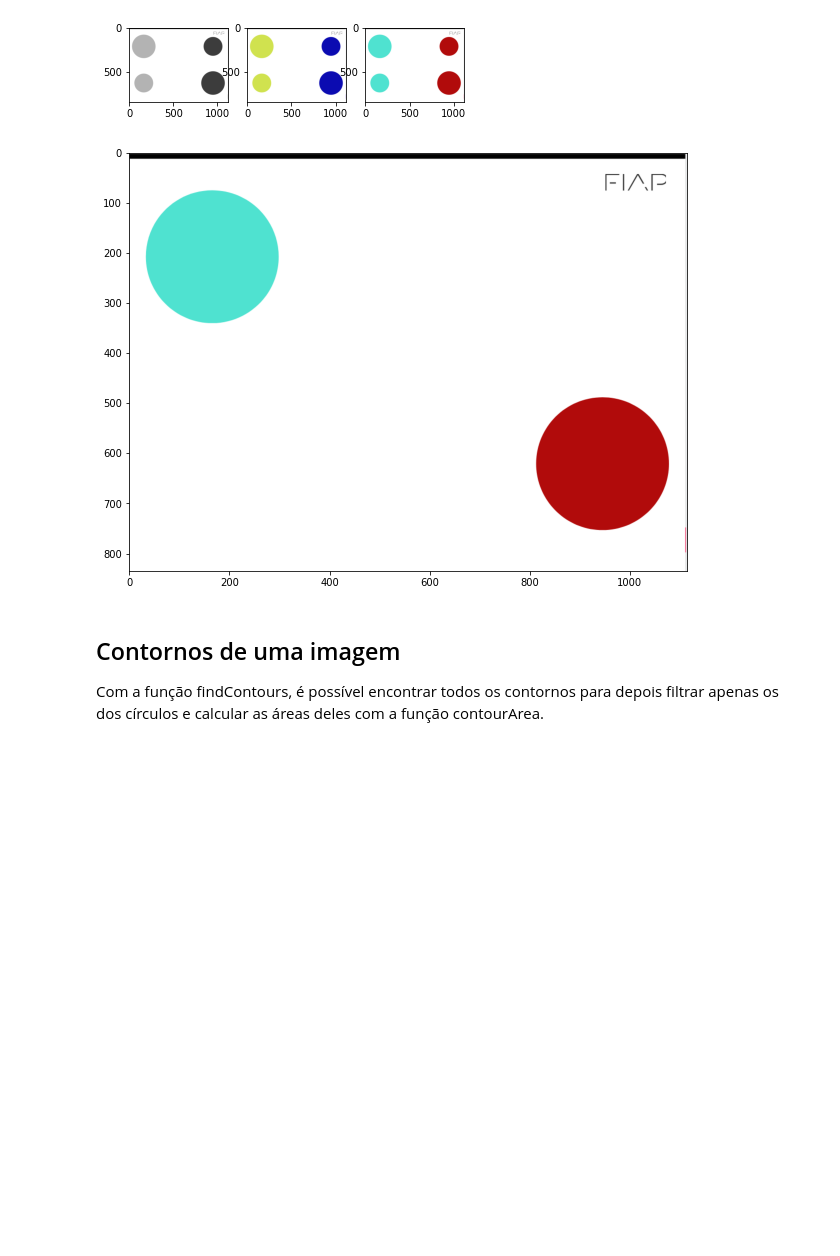
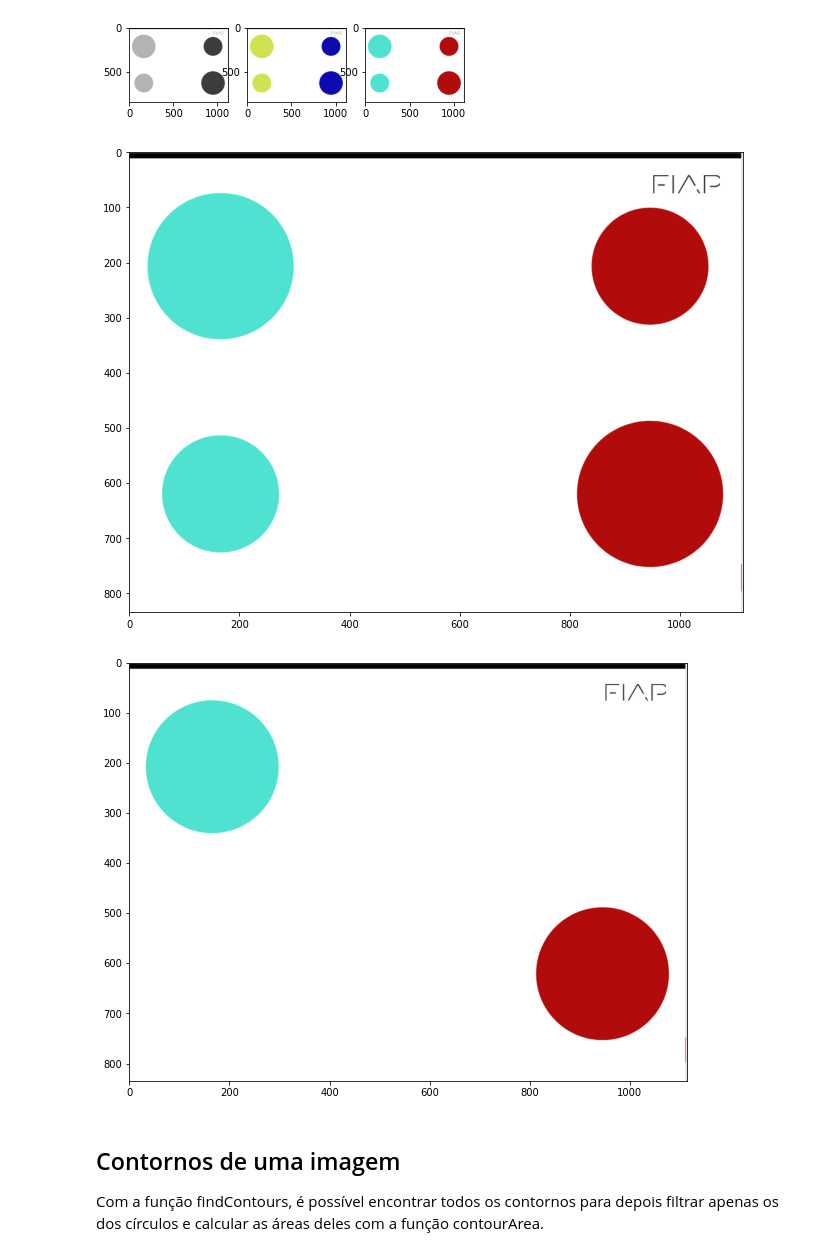
Before and after one commit to giovannadml/Visao-Computacional, a Jupyter notebook: NAC5.ipynb, the cells around one changed output. Drawn from its saved outputs; the diff is of its cells as text; code cells hidden in the pictures; blank space fills up the shorter version.

```diff
--- a/NAC5.ipynb
+++ b/NAC5.ipynb
@@ -34,22 +34,25 @@ plt.show()
 # %% [output]
 [figure]
 # %%
+plt.figure(figsize=(11,11));plt.imshow(cimg);
+
 #  Usando a função HoughCircles para reconhecer os círculos na imagem
 #  Os parâmetros min e max Radius configuram o tamanho mínimo e máximo do raio dos círculos para pegar apenas os menores
 circles = cv.HoughCircles(img,cv.HOUGH_GRADIENT,1,20, param1=50, param2=30,minRadius=0,maxRadius=110)
 
 circles = np.uint16(np.around(circles))
 for i in circles[0,:]:
     # criando um círculo na cor branca a partir do centro dos círculos para cobri-los e mostrar na imagem apenas os maiores
     cv.circle(cimg,(i[0],i[1]),2,(255, 255, 255), 250)
 
 # definindo uma variável para configurar o tamanho de exibição das imagens pois será usado em várias células
 figsize = (10,10)
 
 plt.figure(figsize=figsize); plt.imshow(cimg)
 plt.show()
 # %% [output]
-[figure, old version]
+[figure, new version]
+[figure, added]
 # %% [markdown]
 <h2> Contornos de uma imagem </h2>
 
```
Also changed, not shown: parts of 1 cell of this notebook, 2 other files.
